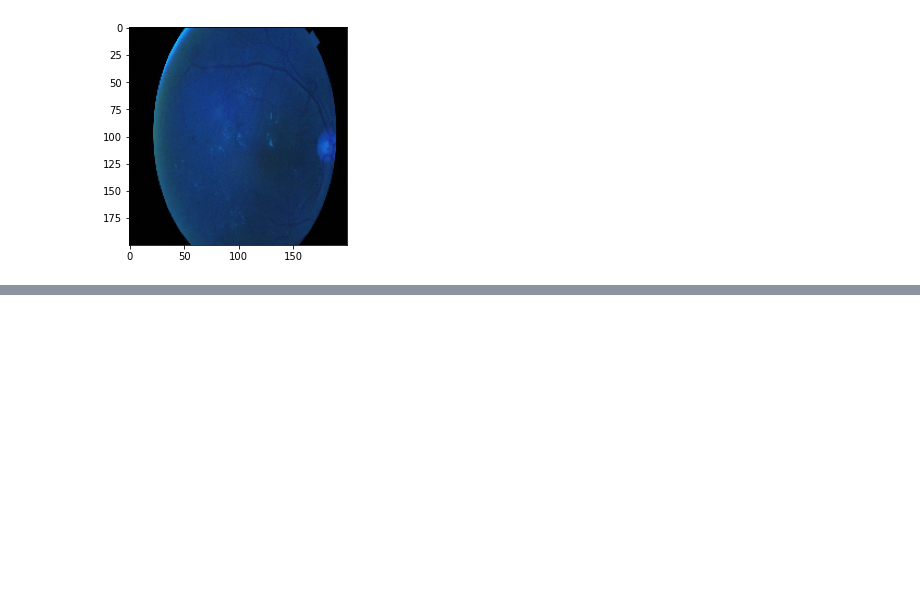
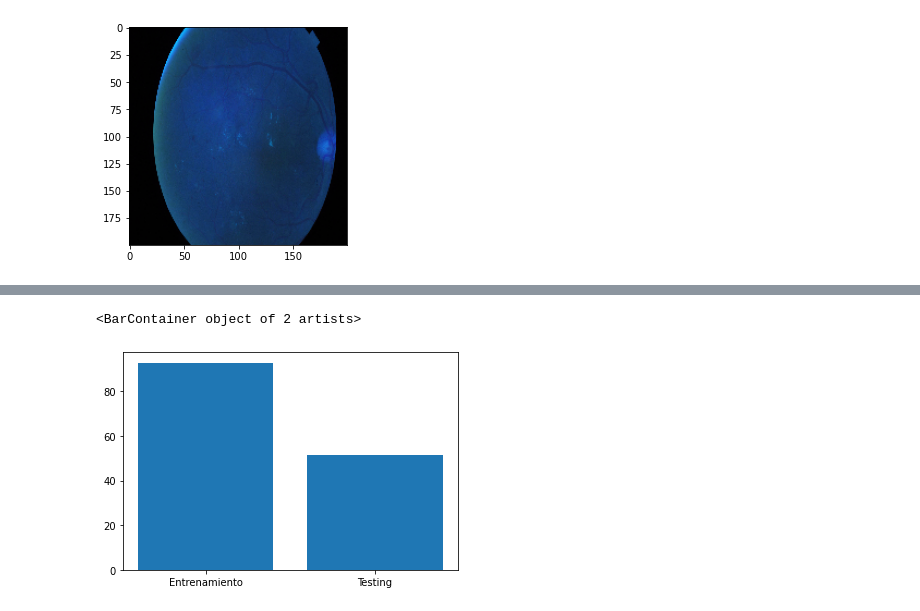
Before and after one commit to LuisDiego19FV/lab3-Data-Science, a Jupyter notebook: Modelos sin librerias.ipynb, the cells around one changed output, grey strips where cells are left out. Cells and saved outputs as stored; diff of their text form; code cells hidden in the pictures; blank space fills up the shorter version.

```diff
--- a/Modelos sin librerias.ipynb
+++ b/Modelos sin librerias.ipynb
@@ -152,0 +153,5 @@ Exactitud de testeo: 50.0%
+# %%
+plt.bar(("Entrenamiento","Testing"), (92.8,51.3), width=0.8, bottom=None)
+# %% [output]
+<BarContainer object of 2 artists>
+[figure, added]
```
Also changed, not shown: parts of 2 cells of this notebook.
